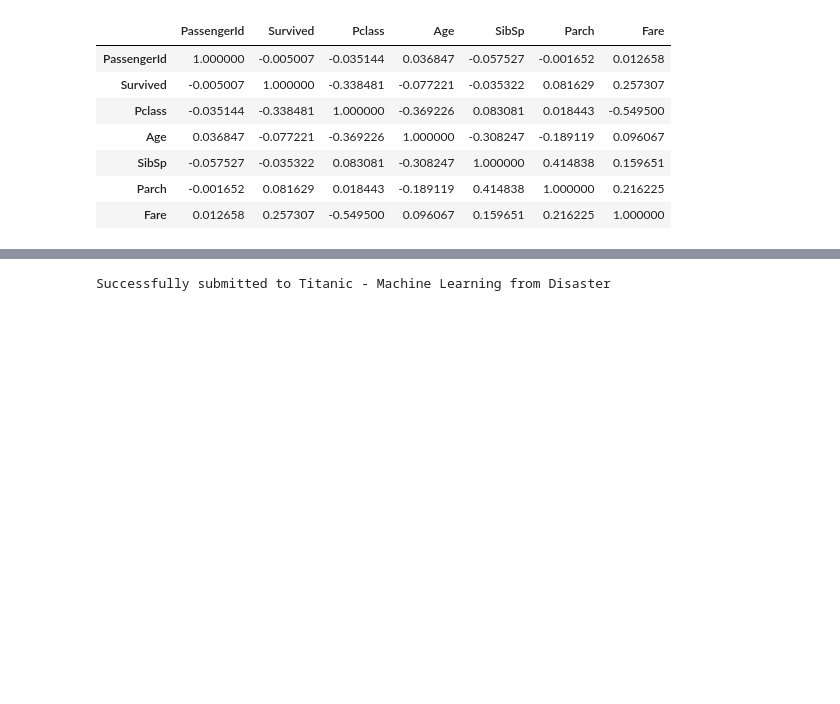
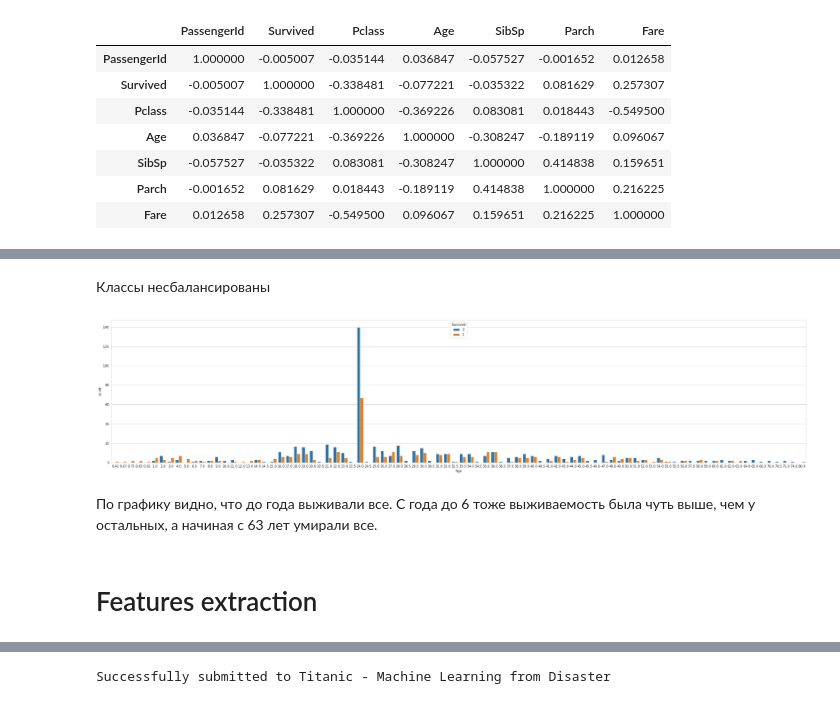
Before and after one commit to G544/kaggle_competition, a Jupyter notebook: kaggle/Titanic.ipynb, the cells around one changed output, grey strips where cells are left out. Drawn from its saved outputs; the diff is of its cells as text; code cells hidden in the pictures; blank space fills up the shorter version.

```diff
--- a/kaggle/Titanic.ipynb
+++ b/kaggle/Titanic.ipynb
@@ -84,3 +102,14 @@ data.corr()
+# %% [markdown]
+Классы несбалансированы
+# %%
+plt.figure(figsize=(38,8))
+sns.countplot(x='Age', hue='Survived', data=data);
+# %% [output]
+[figure, added]
+# %% [markdown]
+По графику видно, что до года выживали все. С года до 6 тоже выживаемость была чуть выше, чем у остальных, а начиная с 63 лет умирали все.
+# %% [markdown]
+# Features extraction
 # %%
 target = data['Survived']
 data.drop('Survived', axis=1, inplace = True)
```
Also changed, not shown: parts of 8 cells of this notebook.
